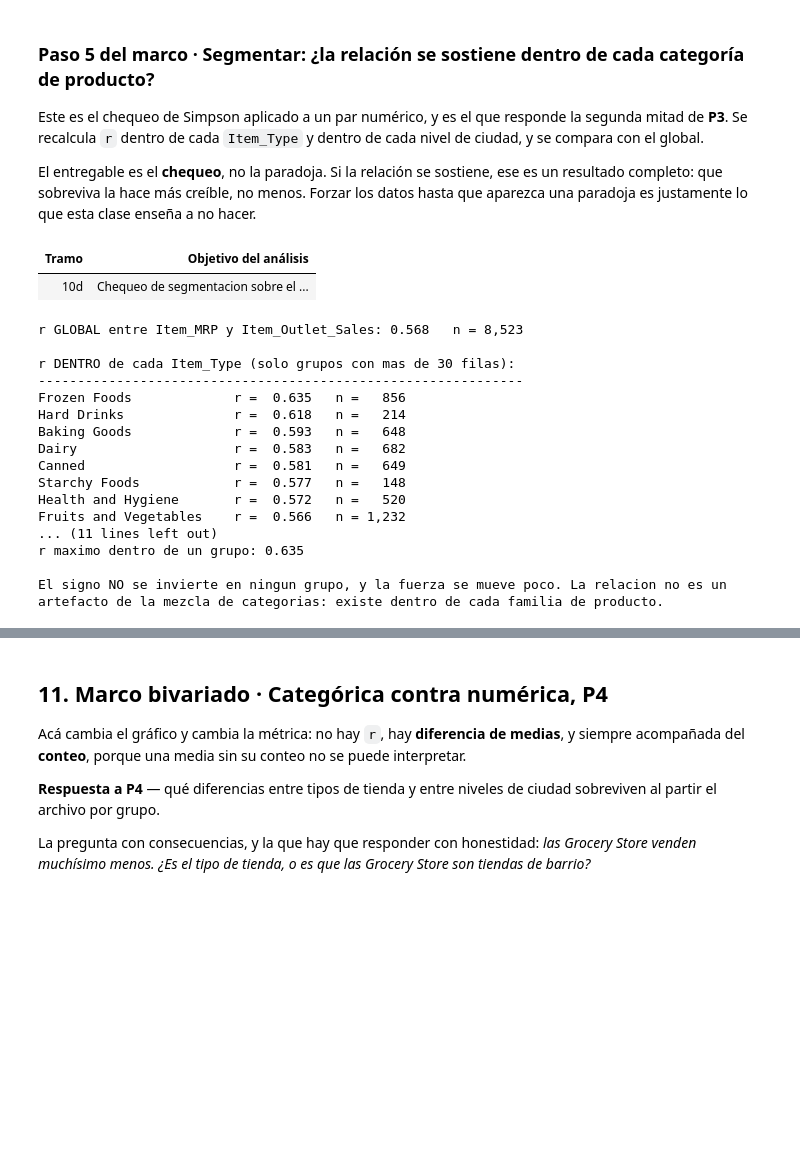
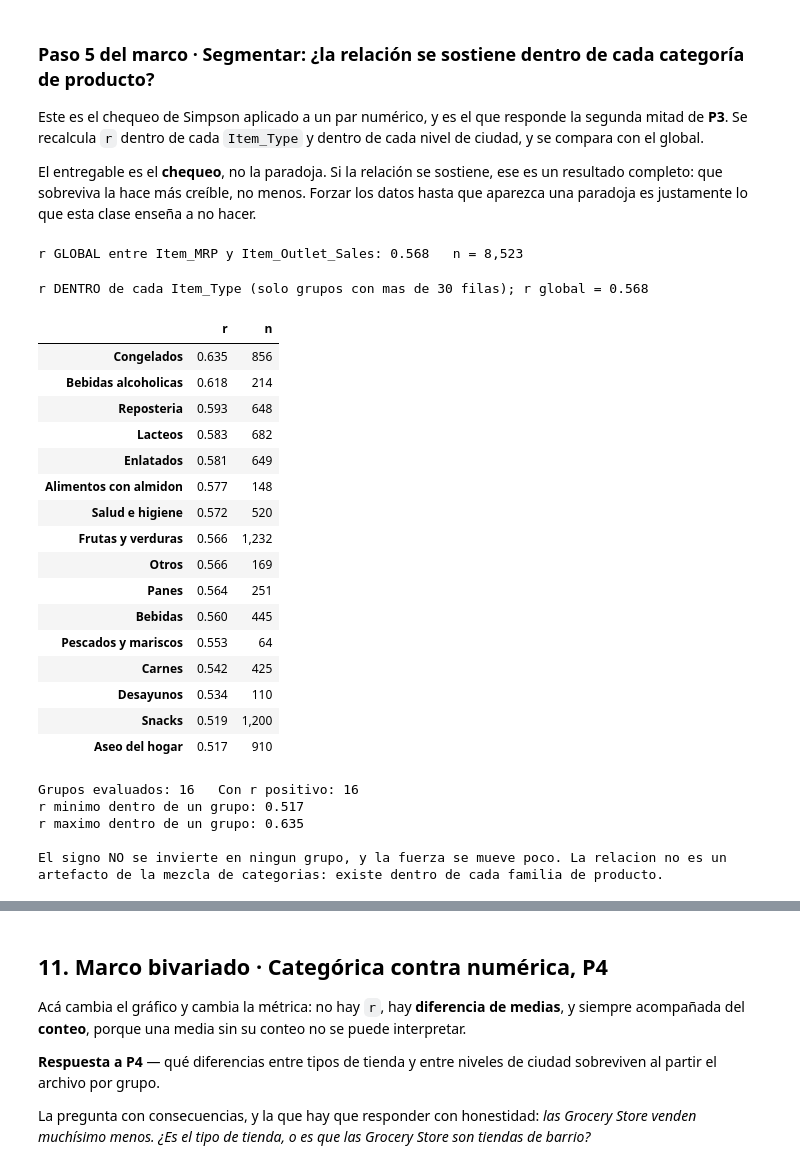
Before and after one commit to Breinersmartinez/Data-analysis, a Jupyter notebook: EDA_bigmart_sales.ipynb, the cells around one changed output, grey strips where cells are left out. Cells and saved outputs as stored; diff of their text form; code cells hidden in the pictures; blank space fills up the shorter version.

```diff
--- a/EDA_bigmart_sales.ipynb
+++ b/EDA_bigmart_sales.ipynb
@@ -1675,50 +1883,52 @@ El entregable es el **chequeo**, no la paradoja. Si la relación se sostiene, es
 completo: que sobreviva la hace más creíble, no menos. Forzar los datos hasta que aparezca una
 paradoja es justamente lo que esta clase enseña a no hacer.
 # %%
-mostrar_tramo('10d', 'Chequeo de segmentacion sobre el par mas fuerte')
-
 print(f'r GLOBAL entre {COL_A} y {COL_B}: {r_fuerte:.3f}   n = {len(df):,}')
 print()
-print('r DENTRO de cada Item_Type (solo grupos con mas de 30 filas):')
-print('-' * 62)
-
 resultados_categoria = []
 for categoria in sorted(df['Item_Type'].unique()):
     grupo = df[df['Item_Type'] == categoria]
     if len(grupo) > 30:
         resultados_categoria.append((categoria, grupo[COL_A].corr(grupo[COL_B]), len(grupo)))
 
-for categoria, r_grupo, n in sorted(resultados_categoria, key=lambda t: -t[1]):
-    marca = '  <-- ojo' if abs(r_grupo - r_fuerte) > 0.3 else ''
-    print(f'{categoria:<24} r = {r_grupo:6.3f}   n = {n:5,}{marca}')
-print('-' * 62)
+dentro_categoria = pd.DataFrame(
+    sorted(resultados_categoria, key=lambda t: -t[1]),
+    columns=['Item_Type', 'r', 'n']).set_index('Item_Type')
+tabla(dentro_categoria, 3,
+      f'r DENTRO de cada Item_Type (solo grupos con mas de 30 filas); r global = {r_fuerte:.3f}')
 
 rs = [r for _, r, _ in resultados_categoria]
 positivos = sum(1 for r in rs if r > 0)
 print(f'Grupos evaluados: {len(rs)}   Con r positivo: {positivos}')
 print(f'r minimo dentro de un grupo: {min(rs):.3f}')
 print(f'r maximo dentro de un grupo: {max(rs):.3f}')
 print()
 print('El signo NO se invierte en ningun grupo, y la fuerza se mueve poco. La relacion no es un')
 print('artefacto de la mezcla de categorias: existe dentro de cada familia de producto.')
 # %% [output]
+r GLOBAL entre Item_MRP y Item_Outlet_Sales: 0.568   n = 8,523
+r DENTRO de cada Item_Type (solo grupos con mas de 30 filas); r global = 0.568
-| Tramo | Objetivo del análisis |
-| 10d | Chequeo de segmentacion sobre el ... |
+|  | r | n |
+| Congelados | 0.635 | 856 |
+| Bebidas alcoholicas | 0.618 | 214 |
+| Reposteria | 0.593 | 648 |
+| Lacteos | 0.583 | 682 |
+| Enlatados | 0.581 | 649 |
+| Alimentos con almidon | 0.577 | 148 |
+| Salud e higiene | 0.572 | 520 |
+| Frutas y verduras | 0.566 | 1,232 |
+| Otros | 0.566 | 169 |
+| Panes | 0.564 | 251 |
+| Bebidas | 0.560 | 445 |
+| Pescados y mariscos | 0.553 | 64 |
+| Carnes | 0.542 | 425 |
+| Desayunos | 0.534 | 110 |
+| Snacks | 0.519 | 1,200 |
+| Aseo del hogar | 0.517 | 910 |
-r GLOBAL entre Item_MRP y Item_Outlet_Sales: 0.568   n = 8,523
-
-r DENTRO de cada Item_Type (solo grupos con mas de 30 filas):
---------------------------------------------------------------
-Frozen Foods             r =  0.635   n =   856
-Hard Drinks              r =  0.618   n =   214
-Baking Goods             r =  0.593   n =   648
-Dairy                    r =  0.583   n =   682
-Canned                   r =  0.581   n =   649
-Starchy Foods            r =  0.577   n =   148
-Health and Hygiene       r =  0.572   n =   520
-Fruits and Vegetables    r =  0.566   n = 1,232
-... (11 lines left out)
-r maximo dentro de un grupo: 0.635
-
-El signo NO se invierte en ningun grupo, y la fuerza se mueve poco. La relacion no es un
-artefacto de la mezcla de categorias: existe dentro de cada familia de producto.
+Grupos evaluados: 16   Con r positivo: 16
+r minimo dentro de un grupo: 0.517
+r maximo dentro de un grupo: 0.635
+
+El signo NO se invierte en ningun grupo, y la fuerza se mueve poco. La relacion no es un
+artefacto de la mezcla de categorias: existe dentro de cada familia de producto.
 # %%
```
Also changed, not shown: parts of 37 cells of this notebook, 1 other file.
